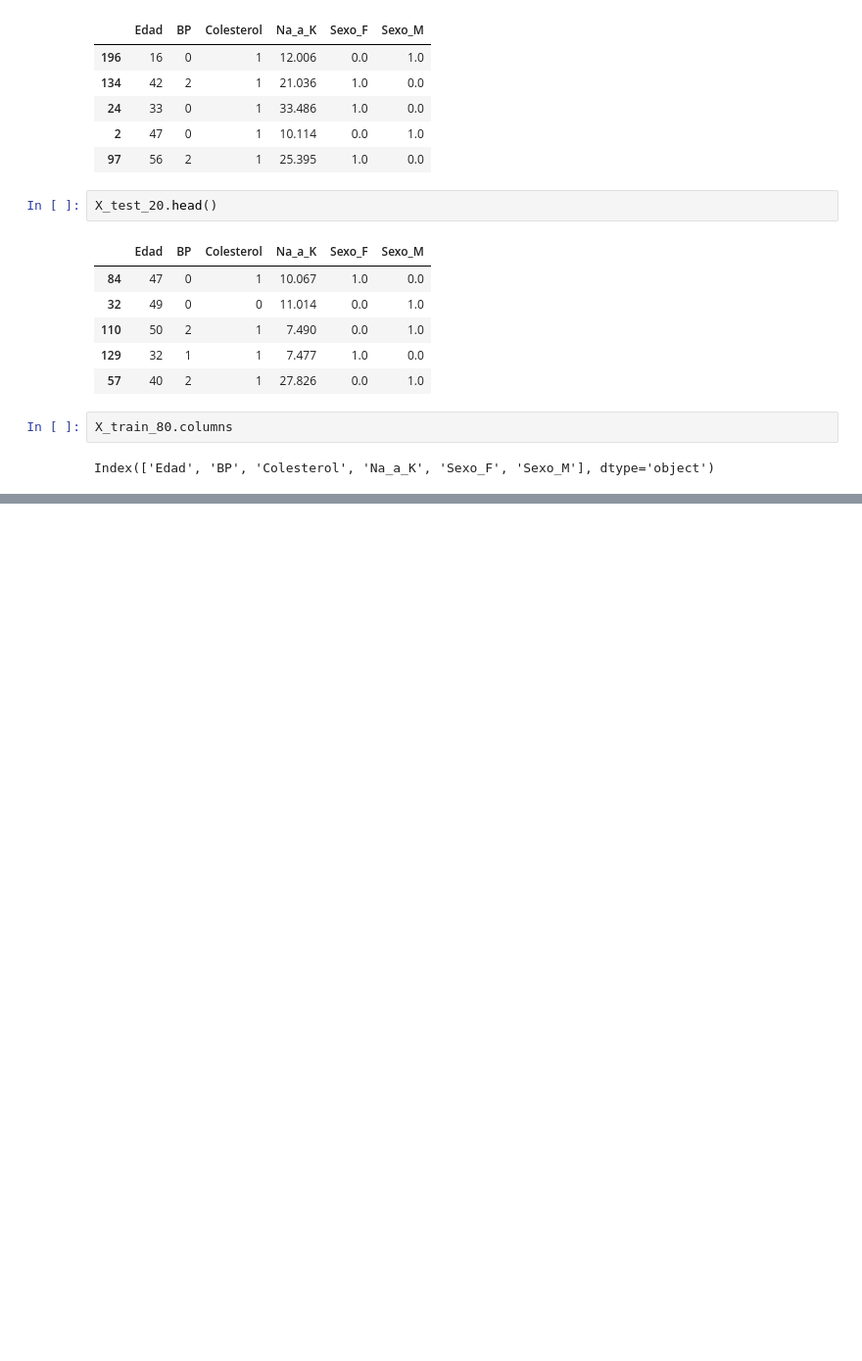
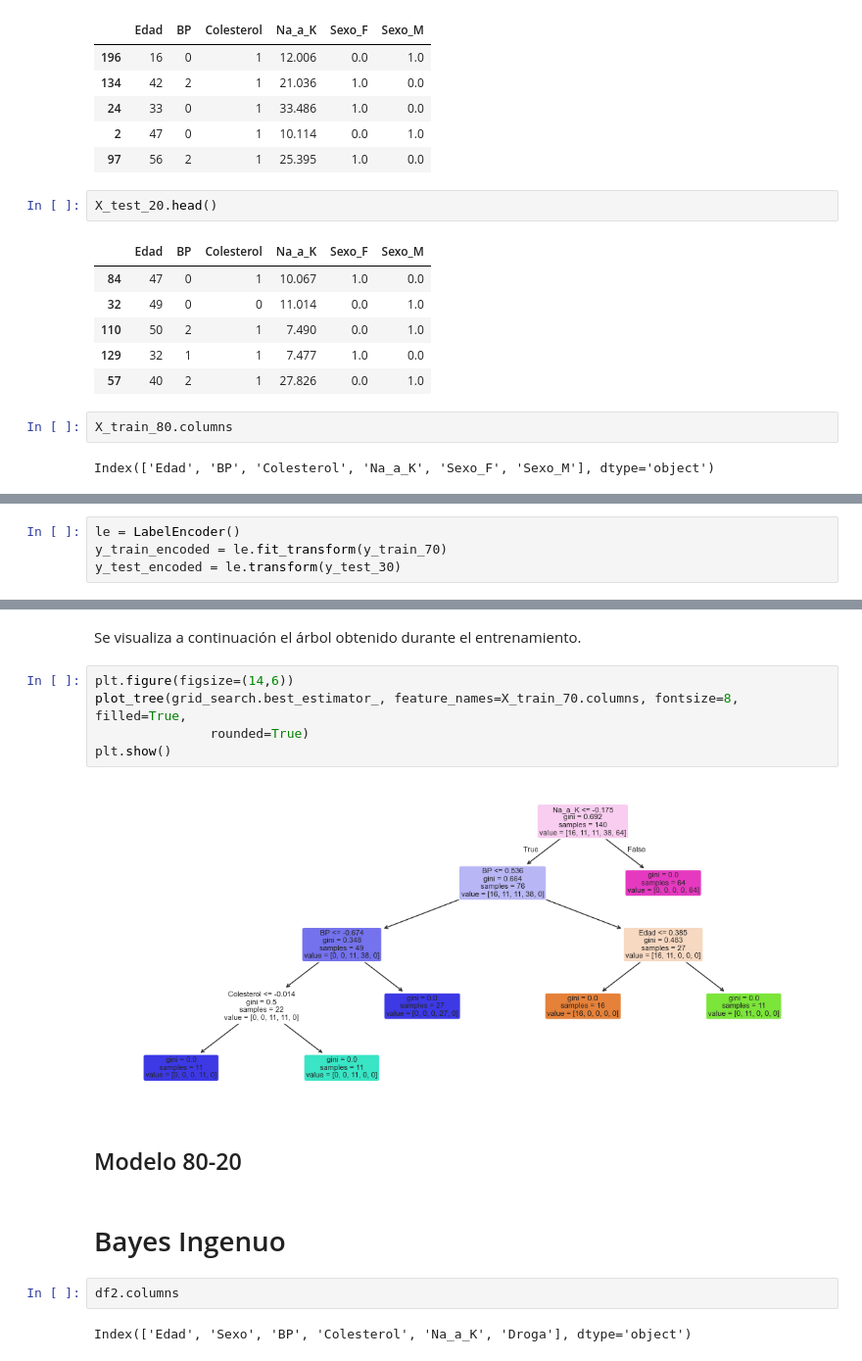
Before and after one commit to GenaCanciani/TP2-Mineria, a Jupyter notebook: tp2.ipynb, the cells around one changed output, grey strips where cells are left out. Shown: that part at 98% size. Saved outputs shown, nothing was run; the diff lists cells and outputs as text; blank space fills up the shorter version.

```diff
--- a/tp2.ipynb
+++ b/tp2.ipynb
@@ -488,0 +526,4 @@ X_test_30[columnas] = esc.transform(X_test_30[columnas])
+# %%
+le = LabelEncoder()
+y_train_encoded = le.fit_transform(y_train_70)
+y_test_encoded = le.transform(y_test_30)
@@ -497,0 +663,17 @@ X_train_70.head()
+# %% [markdown]
+Se visualiza a continuación el árbol obtenido durante el entrenamiento.
+# %%
+plt.figure(figsize=(14,6))
+plot_tree(grid_search.best_estimator_, feature_names=X_train_70.columns, fontsize=8, filled=True,
+               rounded=True)
+plt.show()
+# %% [output]
+[figure, added]
+# %% [markdown]
+## Modelo 80-20
+# %% [markdown]
+# Bayes Ingenuo
+# %%
+df2.columns
+# %% [output]
+Index(['Edad', 'Sexo', 'BP', 'Colesterol', 'Na_a_K', 'Droga'], dtype='object')
```
Also changed, not shown: parts of 79 cells of this notebook.
